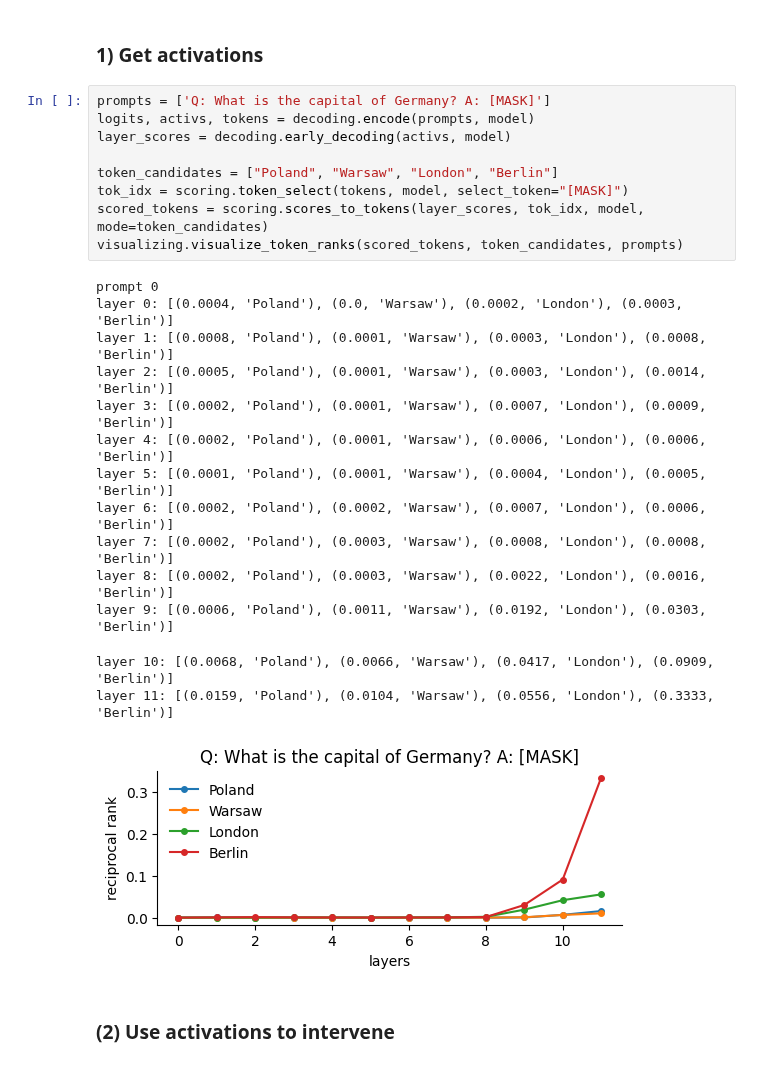
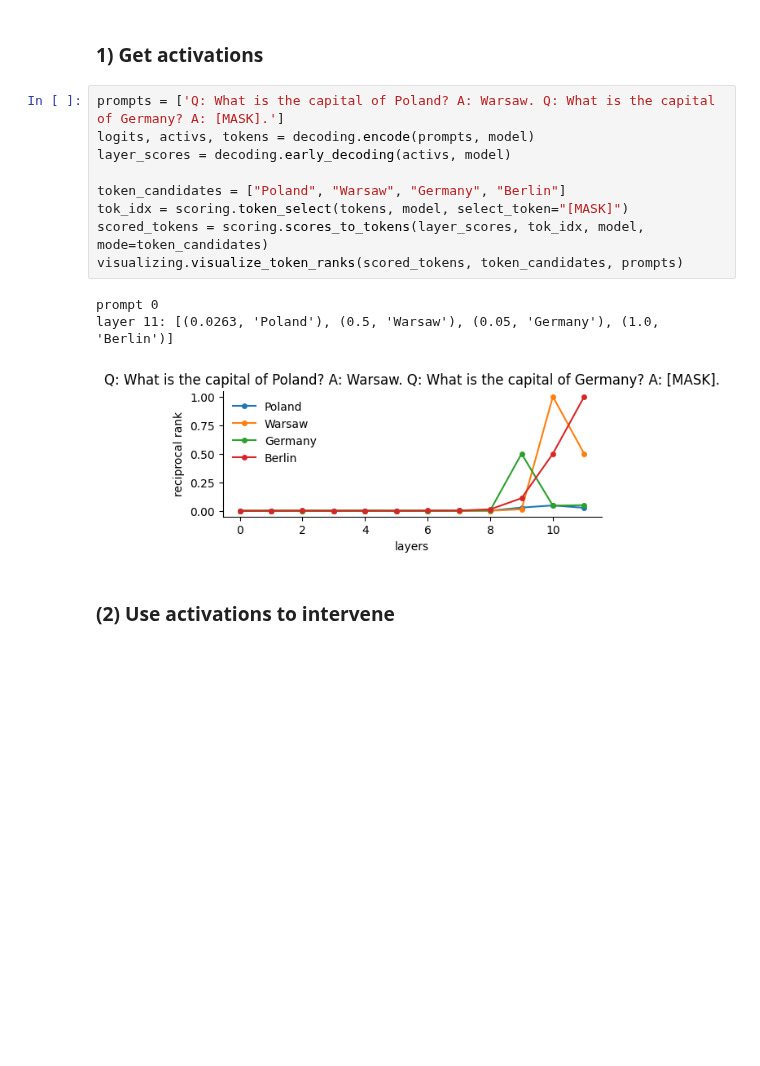
Before and after one commit to kdu4108/measureLM, a Jupyter notebook: notebooks/encoder/encoder-only v1.ipynb, the cells around one changed output. Saved outputs shown, nothing was run; the diff lists cells and outputs as text; blank space fills up the shorter version.

```diff
--- a/notebooks/encoder/encoder-only v1.ipynb
+++ b/notebooks/encoder/encoder-only v1.ipynb
@@ -21,29 +21,18 @@ Loaded pretrained model bert-base-cased into HookedTransformer
 # %% [markdown]
 ### 1) Get activations
 # %%
-prompts = ['Q: What is the capital of Germany? A: [MASK]']
+prompts = ['Q: What is the capital of Poland? A: Warsaw. Q: What is the capital of Germany? A: [MASK].']
 logits, activs, tokens = decoding.encode(prompts, model)
 layer_scores = decoding.early_decoding(activs, model)
 
-token_candidates = ["Poland", "Warsaw", "London", "Berlin"]
+token_candidates = ["Poland", "Warsaw", "Germany", "Berlin"]
 tok_idx = scoring.token_select(tokens, model, select_token="[MASK]")
 scored_tokens = scoring.scores_to_tokens(layer_scores, tok_idx, model, mode=token_candidates)
 visualizing.visualize_token_ranks(scored_tokens, token_candidates, prompts)
 # %% [output]
 prompt 0
-layer 0: [(0.0004, 'Poland'), (0.0, 'Warsaw'), (0.0002, 'London'), (0.0003, 'Berlin')]
-layer 1: [(0.0008, 'Poland'), (0.0001, 'Warsaw'), (0.0003, 'London'), (0.0008, 'Berlin')]
-layer 2: [(0.0005, 'Poland'), (0.0001, 'Warsaw'), (0.0003, 'London'), (0.0014, 'Berlin')]
-layer 3: [(0.0002, 'Poland'), (0.0001, 'Warsaw'), (0.0007, 'London'), (0.0009, 'Berlin')]
-layer 4: [(0.0002, 'Poland'), (0.0001, 'Warsaw'), (0.0006, 'London'), (0.0006, 'Berlin')]
-layer 5: [(0.0001, 'Poland'), (0.0001, 'Warsaw'), (0.0004, 'London'), (0.0005, 'Berlin')]
-layer 6: [(0.0002, 'Poland'), (0.0002, 'Warsaw'), (0.0007, 'London'), (0.0006, 'Berlin')]
-layer 7: [(0.0002, 'Poland'), (0.0003, 'Warsaw'), (0.0008, 'London'), (0.0008, 'Berlin')]
-layer 8: [(0.0002, 'Poland'), (0.0003, 'Warsaw'), (0.0022, 'London'), (0.0016, 'Berlin')]
-layer 9: [(0.0006, 'Poland'), (0.0011, 'Warsaw'), (0.0192, 'London'), (0.0303, 'Berlin')]
+layer 11: [(0.0263, 'Poland'), (0.5, 'Warsaw'), (0.05, 'Germany'), (1.0, 'Berlin')]
-layer 10: [(0.0068, 'Poland'), (0.0066, 'Warsaw'), (0.0417, 'London'), (0.0909, 'Berlin')]
-layer 11: [(0.0159, 'Poland'), (0.0104, 'Warsaw'), (0.0556, 'London'), (0.3333, 'Berlin')]
-[figure, old version]
+[figure, new version]
 # %% [markdown]
 ### (2) Use activations to intervene
 # %%
```
Also changed, not shown: parts of 2 cells of this notebook, 4 other files.
